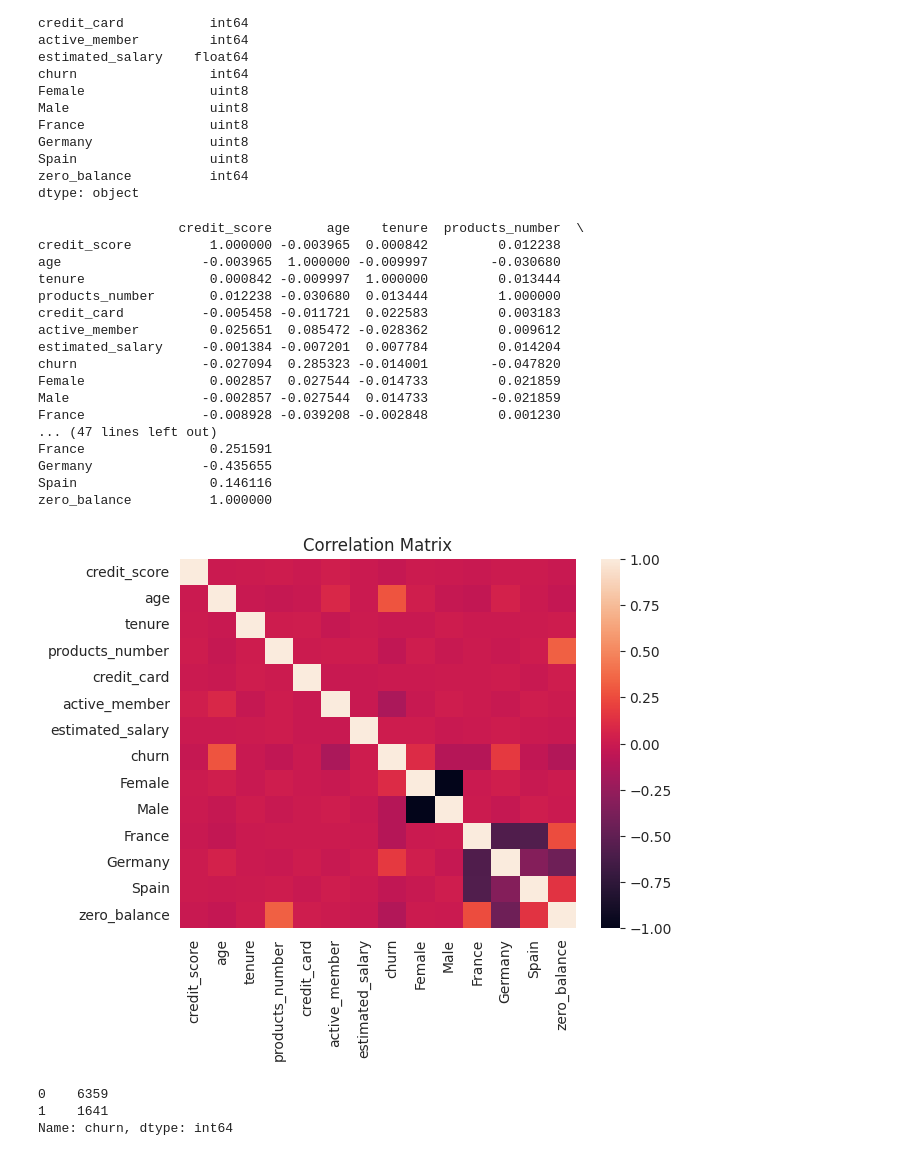
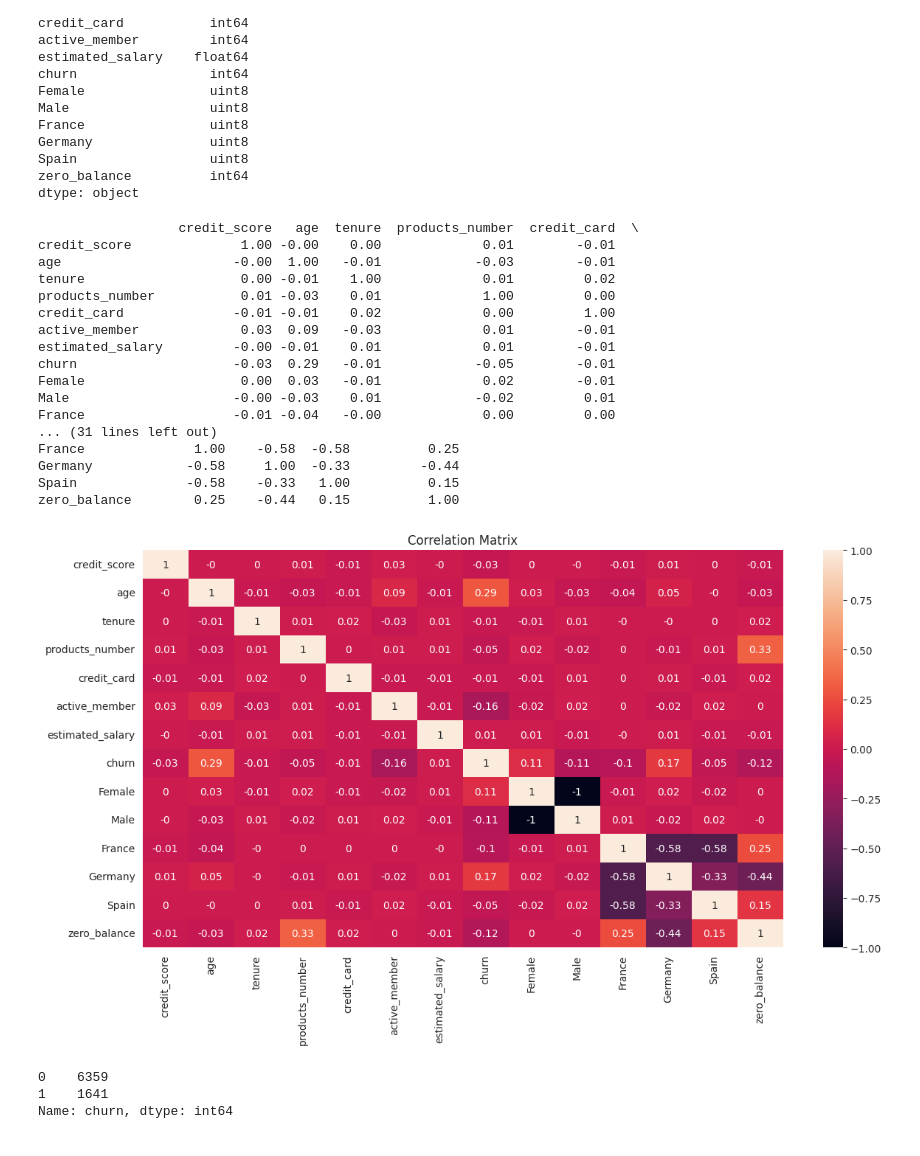
Before and after one commit to mmwitters/CDA_Project, a Jupyter notebook: Final Project.ipynb, the cells around one changed output. Drawn from its saved outputs; the diff is of its cells as text; code cells hidden in the pictures.

```diff
--- a/Final Project.ipynb
+++ b/Final Project.ipynb
@@ -211,32 +213,33 @@ Spain                 uint8
 zero_balance          int64
 dtype: object
 # %%
-corr_matrix = data2.corr()
+corr_matrix = data2.corr().round(2)
 print(corr_matrix)
 # %% [output]
-                  credit_score       age    tenure  products_number  \
-credit_score          1.000000 -0.003965  0.000842         0.012238
-age                  -0.003965  1.000000 -0.009997        -0.030680
-tenure                0.000842 -0.009997  1.000000         0.013444
-products_number       0.012238 -0.030680  0.013444         1.000000
-credit_card          -0.005458 -0.011721  0.022583         0.003183
-active_member         0.025651  0.085472 -0.028362         0.009612
-estimated_salary     -0.001384 -0.007201  0.007784         0.014204
-churn                -0.027094  0.285323 -0.014001        -0.047820
-Female                0.002857  0.027544 -0.014733         0.021859
-Male                 -0.002857 -0.027544  0.014733        -0.021859
-France               -0.008928 -0.039208 -0.002848         0.001230
-... (47 lines left out)
-France                0.251591
-Germany              -0.435655
-Spain                 0.146116
-zero_balance          1.000000
+                  credit_score   age  tenure  products_number  credit_card  \
+credit_score              1.00 -0.00    0.00             0.01        -0.01
+age                      -0.00  1.00   -0.01            -0.03        -0.01
+tenure                    0.00 -0.01    1.00             0.01         0.02
+products_number           0.01 -0.03    0.01             1.00         0.00
+credit_card              -0.01 -0.01    0.02             0.00         1.00
+active_member             0.03  0.09   -0.03             0.01        -0.01
+estimated_salary         -0.00 -0.01    0.01             0.01        -0.01
+churn                    -0.03  0.29   -0.01            -0.05        -0.01
+Female                    0.00  0.03   -0.01             0.02        -0.01
+Male                     -0.00 -0.03    0.01            -0.02         0.01
+France                   -0.01 -0.04   -0.00             0.00         0.00
+... (31 lines left out)
+France              1.00    -0.58  -0.58          0.25
+Germany            -0.58     1.00  -0.33         -0.44
+Spain              -0.58    -0.33   1.00          0.15
+zero_balance        0.25    -0.44   0.15          1.00
 # %%
-sns.heatmap(corr_matrix)
+plt.figure(figsize = (14,7))
+sns.heatmap(corr_matrix, annot=True)
 plt.title(label="Correlation Matrix")
 plt.show()
 # %% [output]
-[figure, old version]
+[figure, new version]
 # %%
 train, test = train_test_split(data2, test_size=0.2, random_state=4)
 # %%
```
Also changed, not shown: parts of 6 cells of this notebook.
